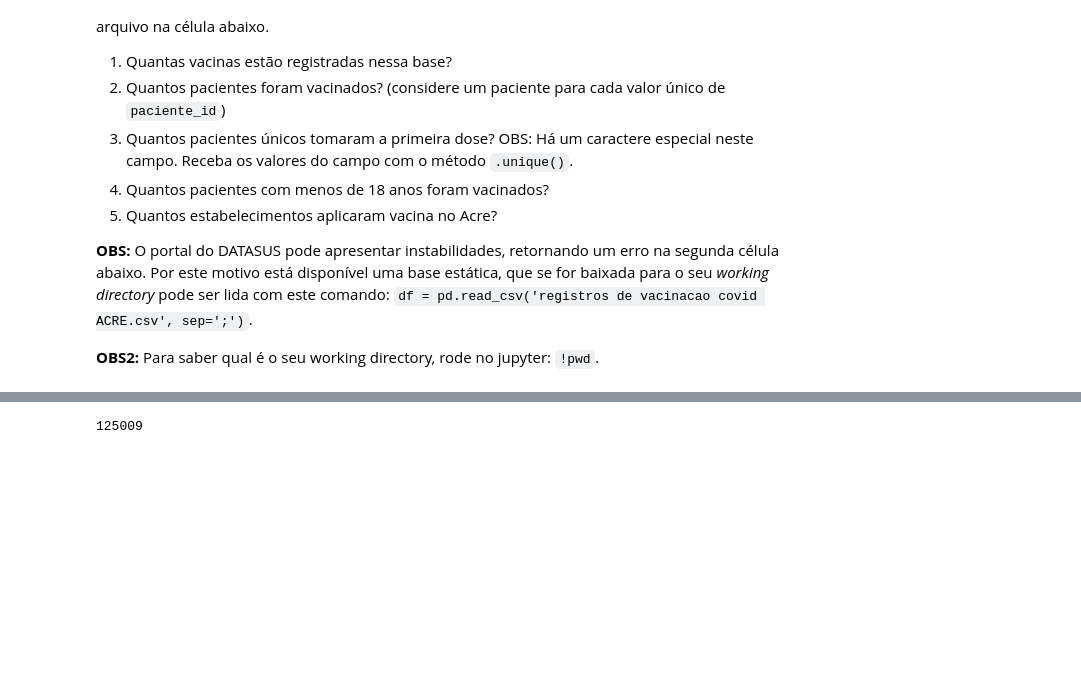
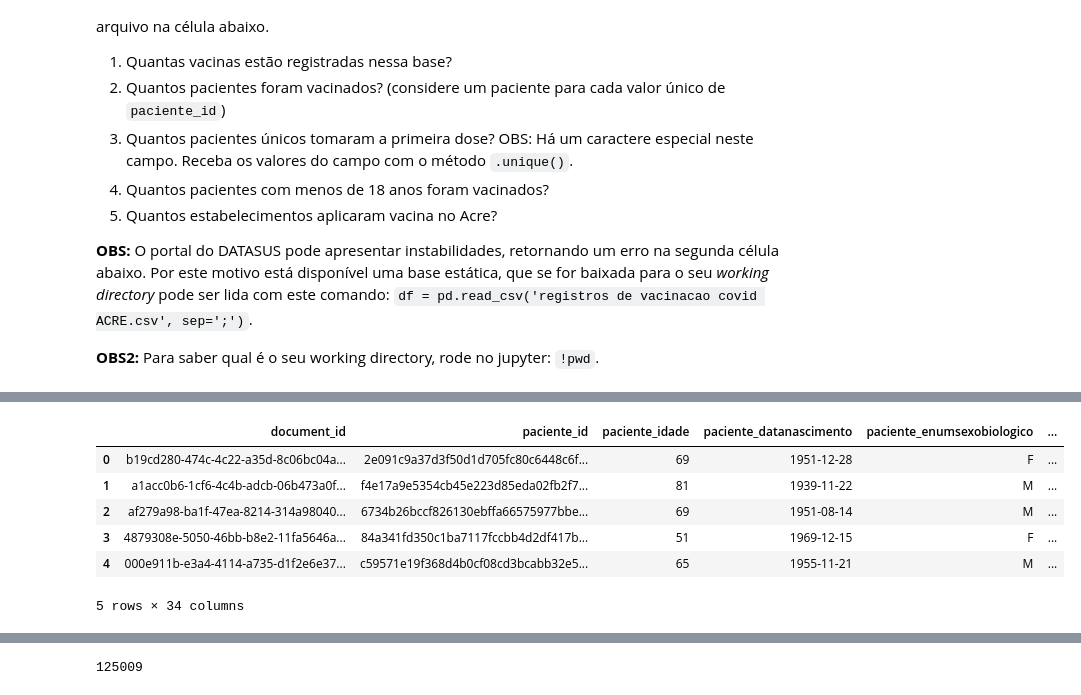
Before and after one commit to diogobr23/volta-zero, a Jupyter notebook: FAZENDO_Mod04 - Tarefa aula 03 a 05 (base)-Copy1.ipynb, the cells around one changed output, grey strips where cells are left out. Cells and saved outputs as stored; diff of their text form; code cells hidden in the pictures; blank space fills up the shorter version.

```diff
--- a/FAZENDO_Mod04 - Tarefa aula 03 a 05 (base)-Copy1.ipynb
+++ b/FAZENDO_Mod04 - Tarefa aula 03 a 05 (base)-Copy1.ipynb
@@ -172,0 +158,11 @@ df.head()
+# %%
+df = pd.read_csv('ACRE.csv', sep=';')
+df.head(5)
+# %% [output]
+|  | document_id | paciente_id | paciente_idade | paciente_datanascimento | paciente_enumsexobiologico | ... |
+| 0 | b19cd280-474c-4c22-a35d-8c06bc04a... | 2e091c9a37d3f50d1d705fc80c6448c6f... | 69 | 1951-12-28 | F | ... |
+| 1 | a1acc0b6-1cf6-4c4b-adcb-06b473a0f... | f4e17a9e5354cb45e223d85eda02fb2f7... | 81 | 1939-11-22 | M | ... |
+| 2 | af279a98-ba1f-47ea-8214-314a98040... | 6734b26bccf826130ebffa66575977bbe... | 69 | 1951-08-14 | M | ... |
+| 3 | 4879308e-5050-46bb-b8e2-11fa5646a... | 84a341fd350c1ba7117fccbb4d2df417b... | 51 | 1969-12-15 | F | ... |
+| 4 | 000e911b-e3a4-4114-a735-d1f2e6e37... | c59571e19f368d4b0cf08cd3bcabb32e5... | 65 | 1955-11-21 | M | ... |
+5 rows × 34 columns
```
Also changed, not shown: parts of 6 cells of this notebook.
